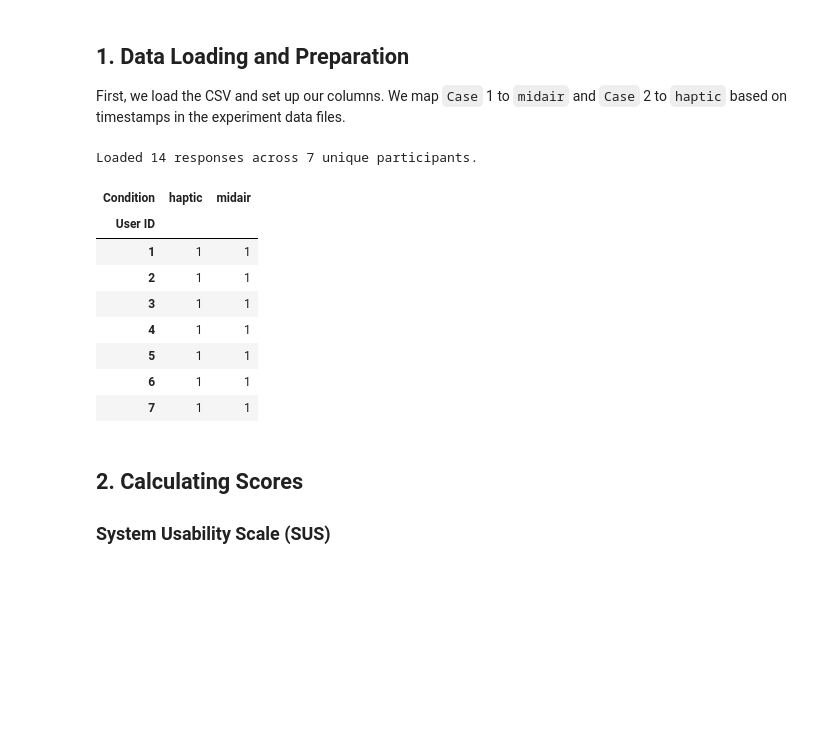
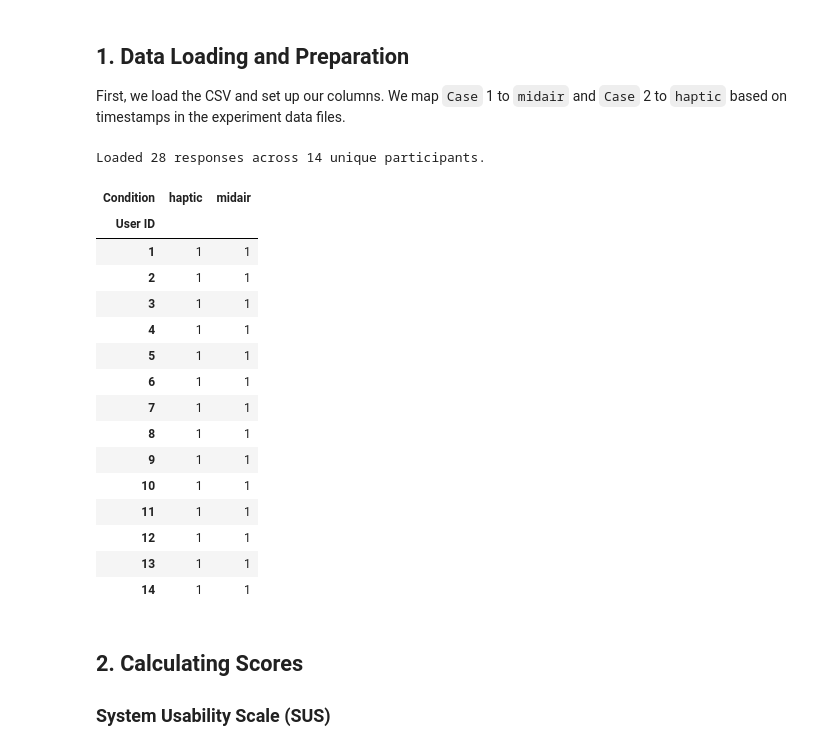
Before and after one commit to Atlas-owo/MagicPenII-Data, a Jupyter notebook: study1 data/Questionnaire_Analysis.ipynb, the cells around one changed output. Saved outputs shown, nothing was run; the diff lists cells and outputs as text; code cells hidden in the pictures; blank space fills up the shorter version.

```diff
--- a/study1 data/Questionnaire_Analysis.ipynb
+++ b/study1 data/Questionnaire_Analysis.ipynb
@@ -17,24 +17,31 @@ plt.rcParams["figure.figsize"] = (8, 6)
 
 First, we load the CSV and set up our columns. We map `Case` 1 to `midair` and `Case` 2 to `haptic` based on timestamps in the experiment data files.
 # %%
-df = pd.read_csv("Study1 Questionnaire_15_14.csv")
+df = pd.read_csv("Study1 Questionnaire.csv")
 
 # Map Case to Condition
 df['Condition'] = df['Case'].map({1: 'midair', 2: 'haptic'})
 
 print(f"Loaded {len(df)} responses across {df['User ID'].nunique()} unique participants.")
 display(df[['User ID', 'Condition']].value_counts().unstack(fill_value=0))
 # %% [output]
-Loaded 14 responses across 7 unique participants.
+Loaded 28 responses across 14 unique participants.
 | Condition | haptic | midair |
 | User ID |  |  |
 | 1 | 1 | 1 |
 | 2 | 1 | 1 |
 | 3 | 1 | 1 |
 | 4 | 1 | 1 |
 | 5 | 1 | 1 |
 | 6 | 1 | 1 |
 | 7 | 1 | 1 |
+| 8 | 1 | 1 |
+| 9 | 1 | 1 |
+| 10 | 1 | 1 |
+| 11 | 1 | 1 |
+| 12 | 1 | 1 |
+| 13 | 1 | 1 |
+| 14 | 1 | 1 |
 # %% [markdown]
 ## 2. Calculating Scores
 ### System Usability Scale (SUS)
```
Also changed, not shown: parts of 2 cells of this notebook, 18 other files.
